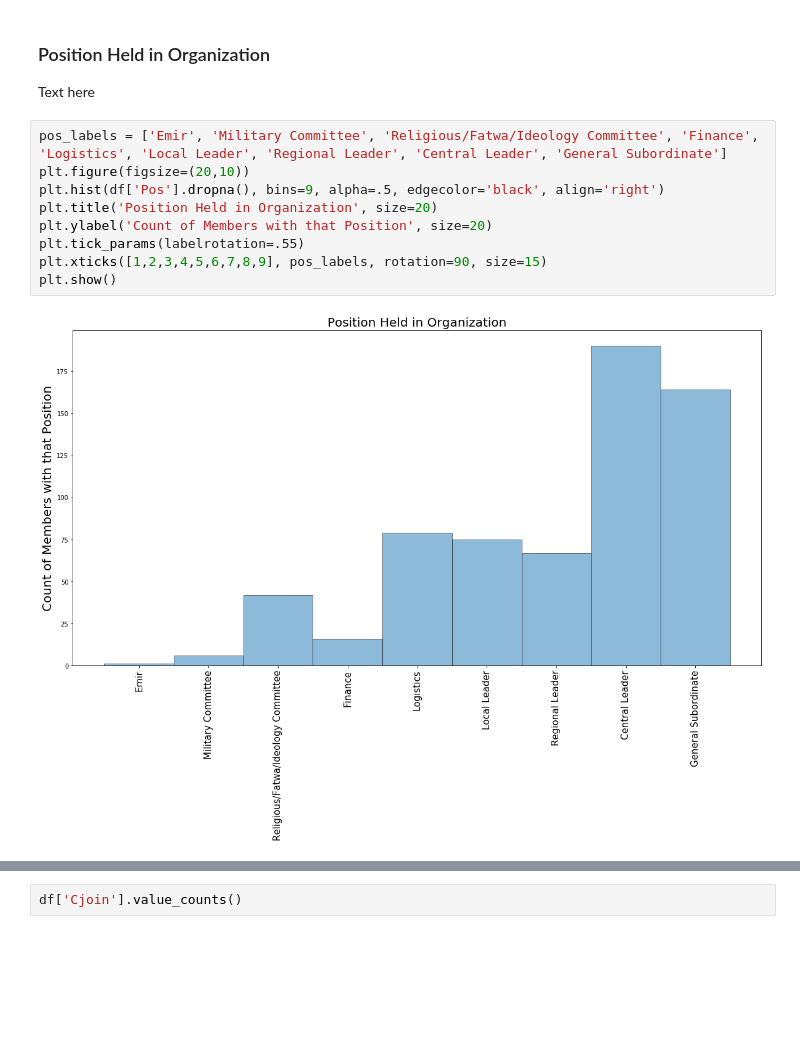
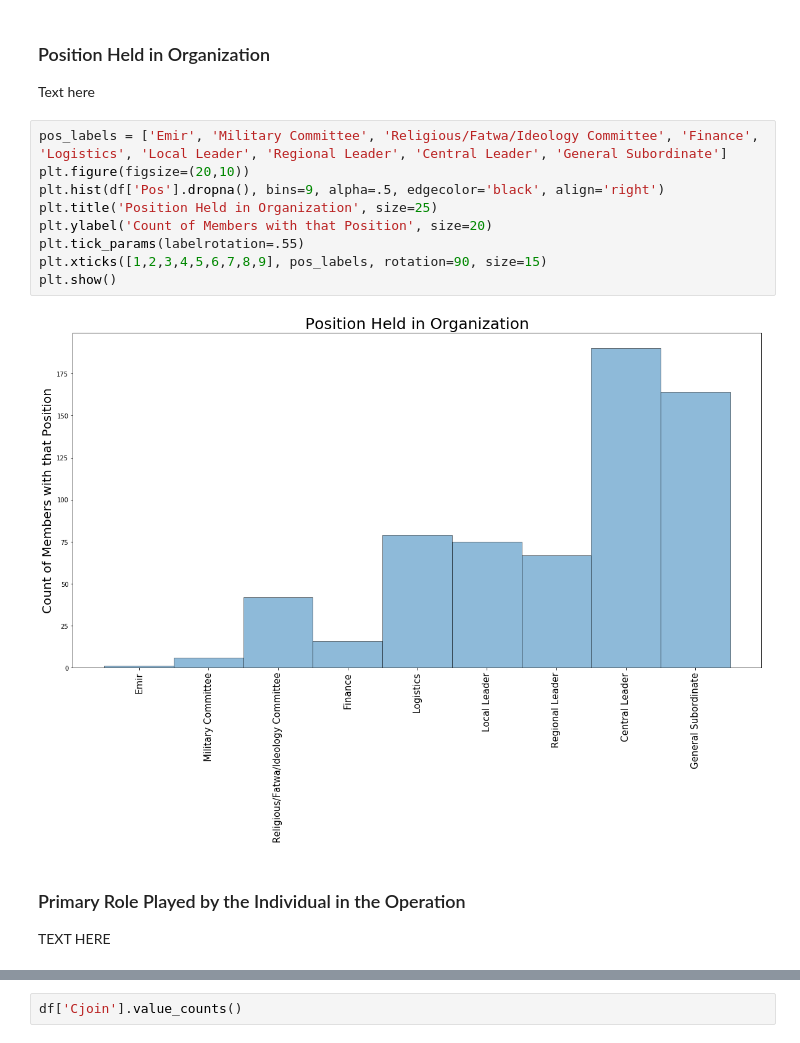
Before and after one commit to BlaHaws/Thinkful, a Jupyter notebook: Reports/AnalyticReport.ipynb, the cells around one changed output, grey strips where cells are left out. Cells and saved outputs as stored; diff of their text form; blank space fills up the shorter version.

```diff
--- a/Reports/AnalyticReport.ipynb
+++ b/Reports/AnalyticReport.ipynb
@@ -53,14 +53,17 @@ Text here
 # %%
 pos_labels = ['Emir', 'Military Committee', 'Religious/Fatwa/Ideology Committee', 'Finance', 'Logistics', 'Local Leader', 'Regional Leader', 'Central Leader', 'General Subordinate']
 plt.figure(figsize=(20,10))
 plt.hist(df['Pos'].dropna(), bins=9, alpha=.5, edgecolor='black', align='right')
-plt.title('Position Held in Organization', size=20)
+plt.title('Position Held in Organization', size=25)
 plt.ylabel('Count of Members with that Position', size=20)
 plt.tick_params(labelrotation=.55)
 plt.xticks([1,2,3,4,5,6,7,8,9], pos_labels, rotation=90, size=15)
 plt.show()
 # %% [output]
-[figure, old version]
+[figure, new version]
+# %% [markdown]
+### Primary Role Played by the Individual in the Operation
+TEXT HERE
 # %%
 count1 = 0
 count2 = 0
```
Also changed, not shown: parts of 8 cells of this notebook.
